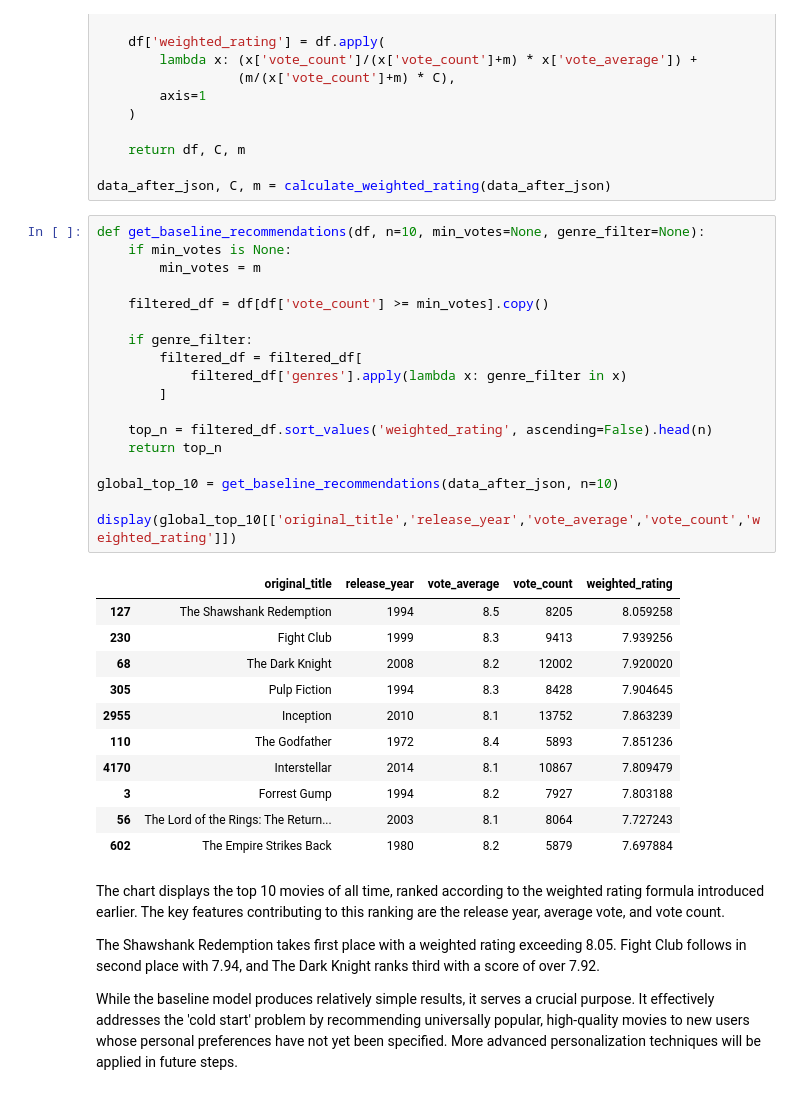
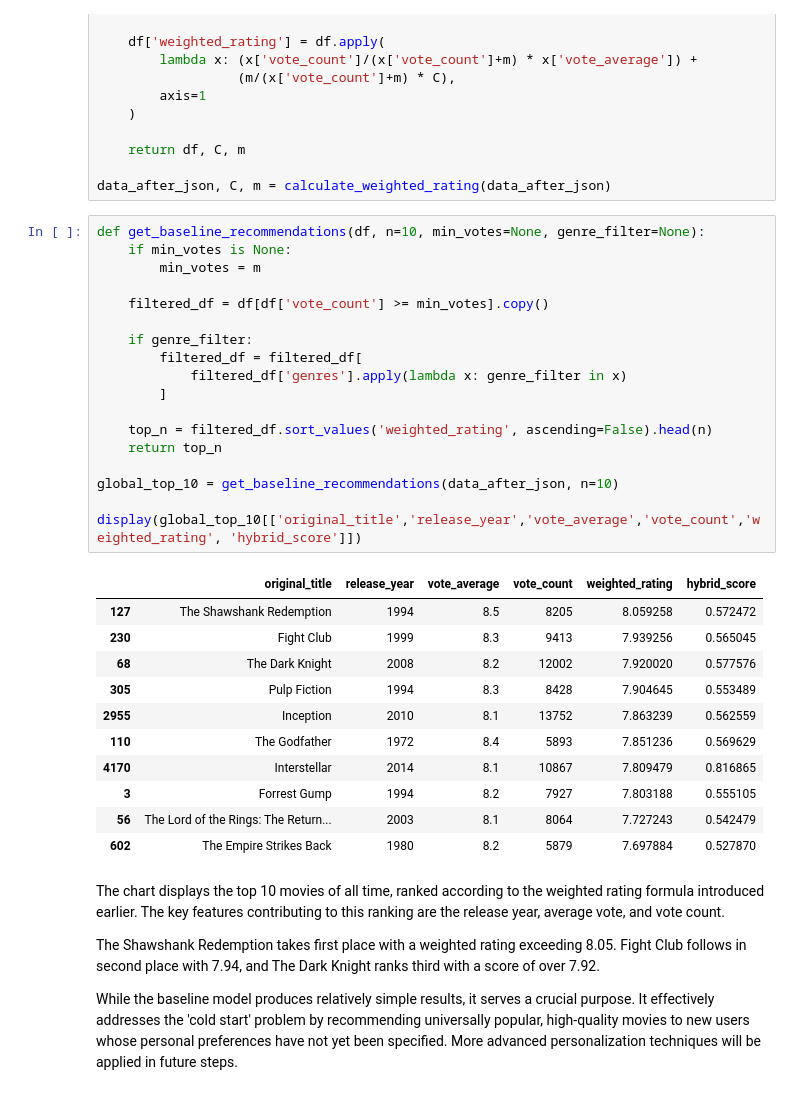
Before and after one commit to Przemsonn05/Content-Based-Recommendation-System-for-movies, a Jupyter notebook: notebooks/Recommendation_System.ipynb, the cells around one changed output. Cells and saved outputs as stored; diff of their text form.

```diff
--- a/notebooks/Recommendation_System.ipynb
+++ b/notebooks/Recommendation_System.ipynb
@@ -785,33 +785,33 @@ data_after_json, C, m = calculate_weighted_rating(data_after_json)
 # %%
 def get_baseline_recommendations(df, n=10, min_votes=None, genre_filter=None):
     if min_votes is None:
         min_votes = m
 
     filtered_df = df[df['vote_count'] >= min_votes].copy()
 
     if genre_filter:
         filtered_df = filtered_df[
             filtered_df['genres'].apply(lambda x: genre_filter in x)
         ]
 
     top_n = filtered_df.sort_values('weighted_rating', ascending=False).head(n)
     return top_n
 
 global_top_10 = get_baseline_recommendations(data_after_json, n=10)
 
-display(global_top_10[['original_title','release_year','vote_average','vote_count','weighted_rating']])
+display(global_top_10[['original_title','release_year','vote_average','vote_count','weighted_rating', 'hybrid_score']])
 # %% [output]
-|  | original_title | release_year | vote_average | vote_count | weighted_rating |
-| 127 | The Shawshank Redemption | 1994 | 8.5 | 8205 | 8.059258 |
-| 230 | Fight Club | 1999 | 8.3 | 9413 | 7.939256 |
-| 68 | The Dark Knight | 2008 | 8.2 | 12002 | 7.920020 |
-| 305 | Pulp Fiction | 1994 | 8.3 | 8428 | 7.904645 |
-| 2955 | Inception | 2010 | 8.1 | 13752 | 7.863239 |
-| 110 | The Godfather | 1972 | 8.4 | 5893 | 7.851236 |
-| 4170 | Interstellar | 2014 | 8.1 | 10867 | 7.809479 |
-| 3 | Forrest Gump | 1994 | 8.2 | 7927 | 7.803188 |
-| 56 | The Lord of the Rings: The Return... | 2003 | 8.1 | 8064 | 7.727243 |
-| 602 | The Empire Strikes Back | 1980 | 8.2 | 5879 | 7.697884 |
+|  | original_title | release_year | vote_average | vote_count | weighted_rating | hybrid_score |
+| 127 | The Shawshank Redemption | 1994 | 8.5 | 8205 | 8.059258 | 0.572472 |
+| 230 | Fight Club | 1999 | 8.3 | 9413 | 7.939256 | 0.565045 |
+| 68 | The Dark Knight | 2008 | 8.2 | 12002 | 7.920020 | 0.577576 |
+| 305 | Pulp Fiction | 1994 | 8.3 | 8428 | 7.904645 | 0.553489 |
+| 2955 | Inception | 2010 | 8.1 | 13752 | 7.863239 | 0.562559 |
+| 110 | The Godfather | 1972 | 8.4 | 5893 | 7.851236 | 0.569629 |
+| 4170 | Interstellar | 2014 | 8.1 | 10867 | 7.809479 | 0.816865 |
+| 3 | Forrest Gump | 1994 | 8.2 | 7927 | 7.803188 | 0.555105 |
+| 56 | The Lord of the Rings: The Return... | 2003 | 8.1 | 8064 | 7.727243 | 0.542479 |
+| 602 | The Empire Strikes Back | 1980 | 8.2 | 5879 | 7.697884 | 0.527870 |
 # %% [markdown]
 The chart displays the top 10 movies of all time, ranked according to the weighted rating formula introduced earlier. The key features contributing to this ranking are the release year, average vote, and vote count.
 
```
Also changed, not shown: parts of 4 cells of this notebook, 4 other files.
